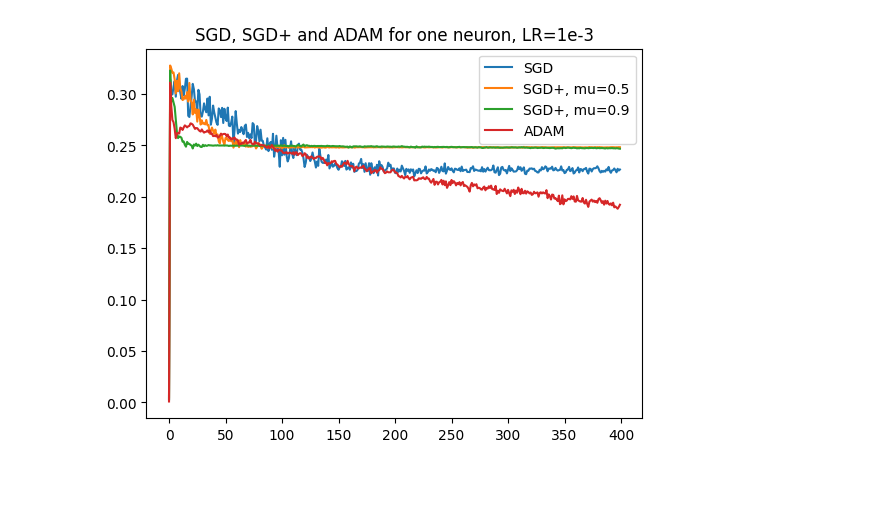
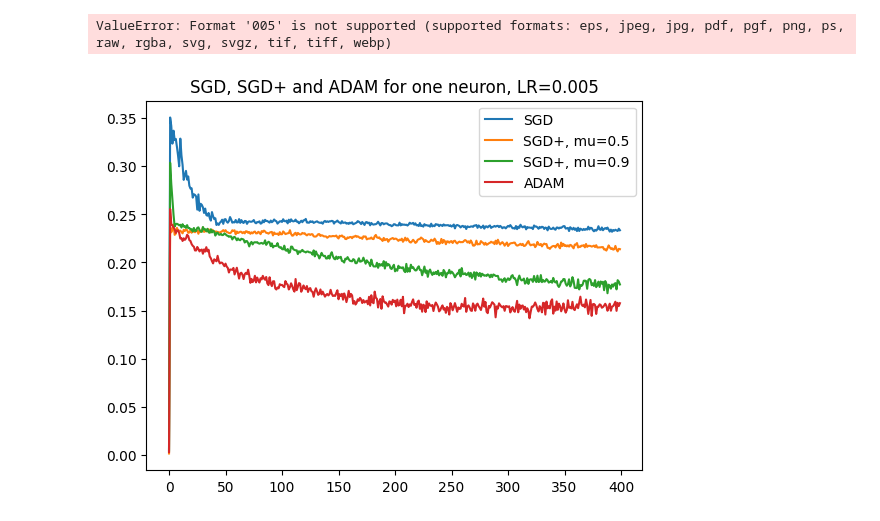
Before and after one commit to akamsali/ECE60146-DeepLearning-HWs-2023, a Jupyter notebook: HW3/hw.ipynb, the cells around one changed output. Cells and saved outputs as stored; diff of their text form; code cells hidden in the pictures; blank space fills up the shorter version.

Commit message:
adam all lr

```diff
--- a/HW3/hw.ipynb
+++ b/HW3/hw.ipynb
@@ -5,12 +5,14 @@ from ADAM_on import myADAM
 
 import matplotlib.pyplot as plt
 
+lr = 5*1e-3
+
 sgd_on = SGDplus(
                one_neuron_model = True,
                expressions = ['xw=ab*xa+bc*xb+cd*xc+ac*xd'],
                output_vars = ['xw'],
                dataset_size = 5000,
-               learning_rate = 1e-3,
+               learning_rate = lr,
 #               learning_rate = 5 * 1e-2,
                training_iterations = 40000,
                batch_size = 8,
@@ -22,7 +24,7 @@ sgd_on = SGDplus(
 sgd_on.parse_expressions()
 training_data = sgd_on.gen_training_data()
 
-sgd_on_loss_0 = sgd_on.train(training_data)
-sgd_on_loss_5 = sgd_on.train(training_data, mu=0.5)
-sgd_on_loss_9 = sgd_on.train(training_data, mu=0.9)
+sgd_on_loss_0 = sgd_on.train_one_neuron(training_data)
+sgd_on_loss_5 = sgd_on.train_one_neuron(training_data, mu=0.5)
+sgd_on_loss_9 = sgd_on.train_one_neuron(training_data, mu=0.9)
 # %% [output]
@@ -90,7 +92,7 @@ adam_on = myADAM(
                expressions = ['xw=ab*xa+bc*xb+cd*xc+ac*xd'],
                output_vars = ['xw'],
                dataset_size = 5000,
-               learning_rate = 1e-3,
+               learning_rate = lr,
 #               learning_rate = 5 * 1e-2,
                training_iterations = 40000,
                batch_size = 8,
@@ -130,13 +172,14 @@ leads_to dictionary: {'xd': {'xw'}, 'xc': {'xw'}, 'xa': {'xw'}, 'xb': {'xw'}, 'x
 # %%
 import matplotlib.pyplot as plt
 
 
 plt.plot(sgd_on_loss_0, label='SGD')
-plt.plot(sgd_mn_loss_5, label='SGD+, mu=0.5')
-plt.plot(sgd_mn_loss_9, label='SGD+, mu=0.9')
+plt.plot(sgd_on_loss_5, label='SGD+, mu=0.5')
+plt.plot(sgd_on_loss_9, label='SGD+, mu=0.9')
 plt.plot(loss, label='ADAM')
 plt.legend()
-plt.title('SGD, SGD+ and ADAM for one neuron, LR=1e-3')
-plt.savefig("one_neuron")
+plt.title(f'SGD, SGD+ and ADAM for one neuron, LR={lr}')
+plt.savefig(f"one_neuron_{lr}")
 # %% [output]
+ValueError: Format '005' is not supported (supported formats: eps, jpeg, jpg, pdf, pgf, png, ps, raw, rgba, svg, svgz, tif, tiff, webp)
-[figure, old version]
+[figure, new version]
```
Also changed, not shown: parts of 5 cells of this notebook, 6 other files.
